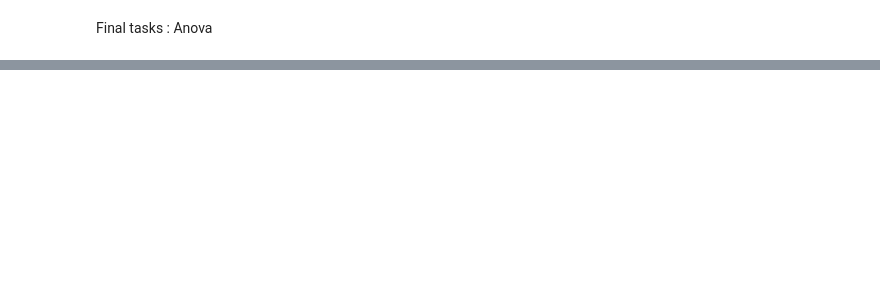
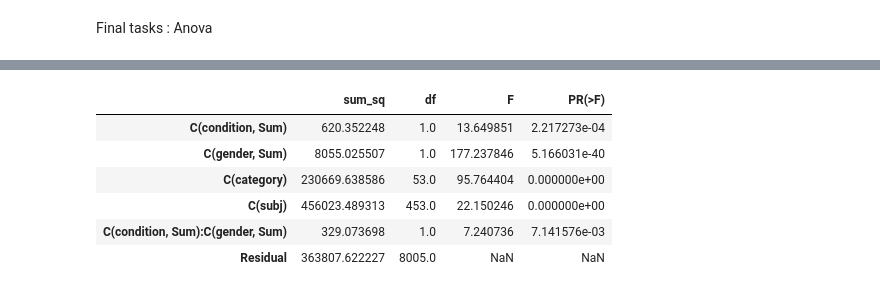
Before and after one commit to vassilismylo/Applied_ML, a Jupyter notebook: age_gender_distortion_ex2/age_gender_distortion_ex2.ipynb, the cells around one changed output, grey strips where cells are left out. Cells and saved outputs as stored; diff of their text form; code cells hidden in the pictures; blank space fills up the shorter version.

```diff
--- a/age_gender_distortion_ex2/age_gender_distortion_ex2.ipynb
+++ b/age_gender_distortion_ex2/age_gender_distortion_ex2.ipynb
@@ -813,0 +957,21 @@ Final tasks : Anova
+# %%
+anova_model_2 = smf.ols(
+    """
+    age
+    ~ C(condition, Sum) * C(gender, Sum)
+    + C(category)
+    + C(subj)
+    """,
+    data=all
+).fit()
+
+anova_table_2 = sm.stats.anova_lm(anova_model_2, typ=2)
+anova_table_2
+# %% [output]
+|  | sum_sq | df | F | PR(>F) |
+| C(condition, Sum) | 620.352248 | 1.0 | 13.649851 | 2.217273e-04 |
+| C(gender, Sum) | 8055.025507 | 1.0 | 177.237846 | 5.166031e-40 |
+| C(category) | 230669.638586 | 53.0 | 95.764404 | 0.000000e+00 |
+| C(subj) | 456023.489313 | 453.0 | 22.150246 | 0.000000e+00 |
+| C(condition, Sum):C(gender, Sum) | 329.073698 | 1.0 | 7.240736 | 7.141576e-03 |
+| Residual | 363807.622227 | 8005.0 | NaN | NaN |
```
Also changed, not shown: parts of 25 cells of this notebook.
